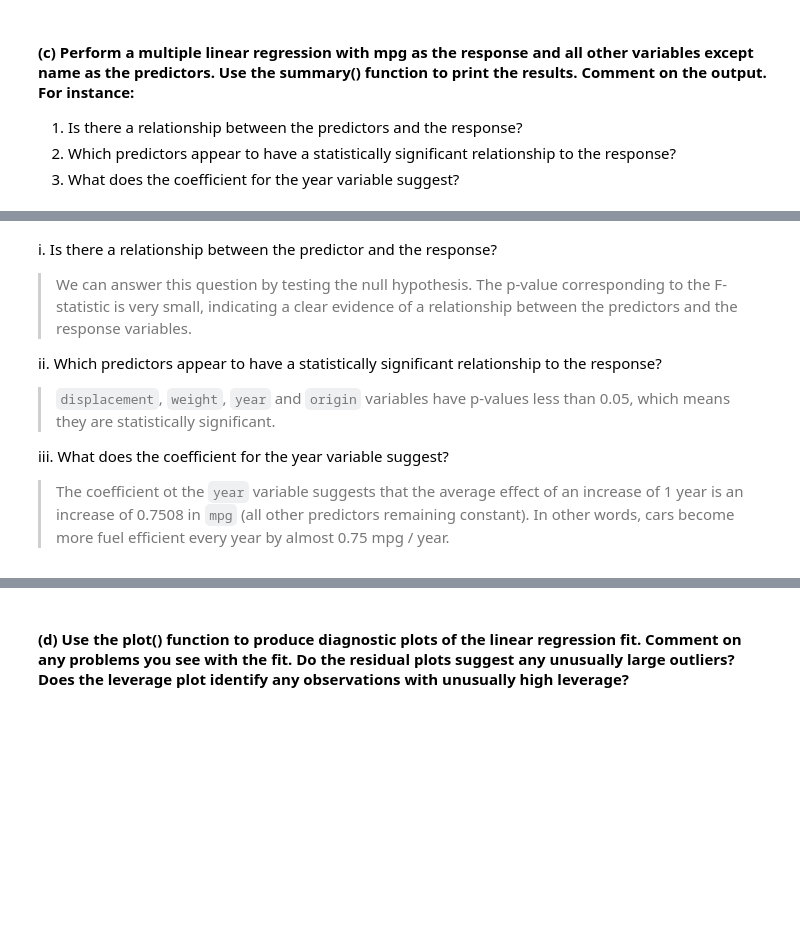
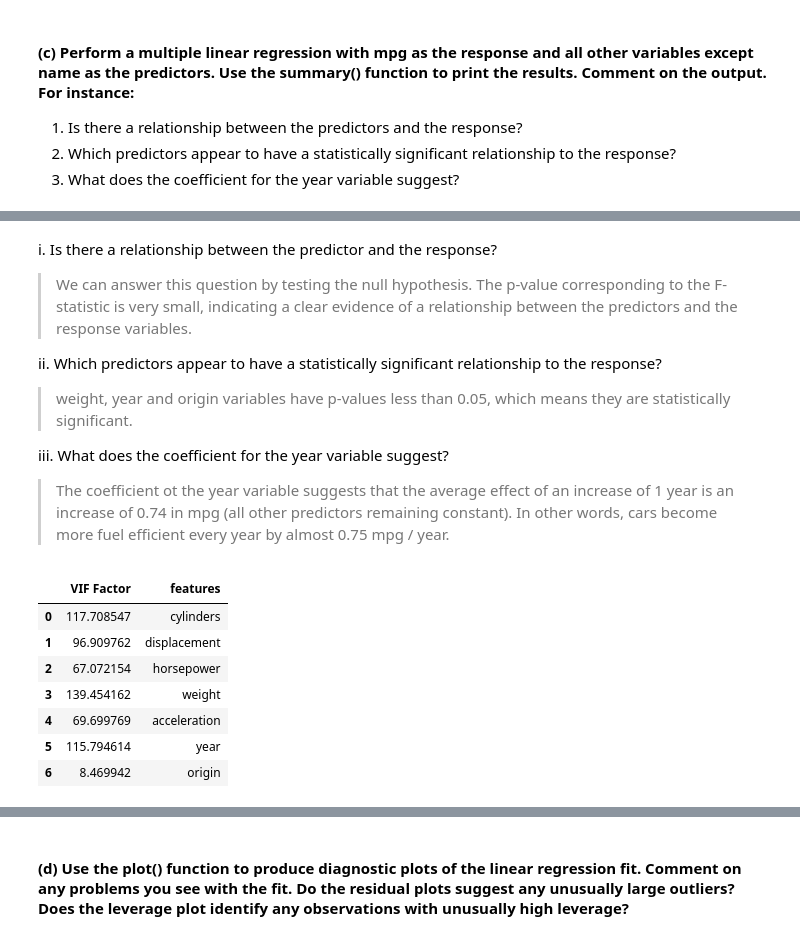
Before and after one commit to balintalfoldy/ISLR_python_AB, a Jupyter notebook: Notebooks/ch3_linear_regression_applied.ipynb, the cells around one changed output, grey strips where cells are left out. Saved outputs shown, nothing was run; the diff lists cells and outputs as text; code cells hidden in the pictures; blank space fills up the shorter version.

```diff
--- a/Notebooks/ch3_linear_regression_applied.ipynb
+++ b/Notebooks/ch3_linear_regression_applied.ipynb
@@ -300,7 +384,25 @@ i. Is there a relationship between the predictor and the response?
 > We can answer this question by testing the null hypothesis. The p-value corresponding to the F-statistic is very small, indicating a clear evidence of a relationship between the predictors and the response variables.
 
 ii. Which predictors appear to have a statistically significant relationship to the response?
-> `displacement`, `weight`, `year` and `origin` variables have p-values less than 0.05, which means they are statistically significant.
+> weight, year and origin variables have p-values less than 0.05, which means they are statistically significant.
 
 iii. What does the coefficient for the year variable suggest?
-> The coefficient ot the `year` variable suggests that the average effect of an increase of 1 year is an increase of 0.7508 in `mpg` (all other predictors remaining constant). In other words, cars become more fuel efficient every year by almost 0.75 mpg / year.
+> The coefficient ot the year variable suggests that the average effect of an increase of 1 year is an increase of 0.74 in mpg (all other predictors remaining constant). In other words, cars become more fuel efficient every year by almost 0.75 mpg / year.
+# %%
+from statsmodels.stats.outliers_influence import variance_inflation_factor
+from sklearn.preprocessing import StandardScaler
+
+# Creating a dataframe of Variance inflation factors
+vif = pd.DataFrame()
+vif["VIF Factor"] = [variance_inflation_factor(X1_ml.values, i) for i in range(X1_ml.shape[1])]
+vif["features"] = X1_ml.columns
+vif
+# %% [output]
+|  | VIF Factor | features |
+| 0 | 117.708547 | cylinders |
+| 1 | 96.909762 | displacement |
+| 2 | 67.072154 | horsepower |
+| 3 | 139.454162 | weight |
+| 4 | 69.699769 | acceleration |
+| 5 | 115.794614 | year |
+| 6 | 8.469942 | origin |
```
Also changed, not shown: parts of 18 cells of this notebook.
